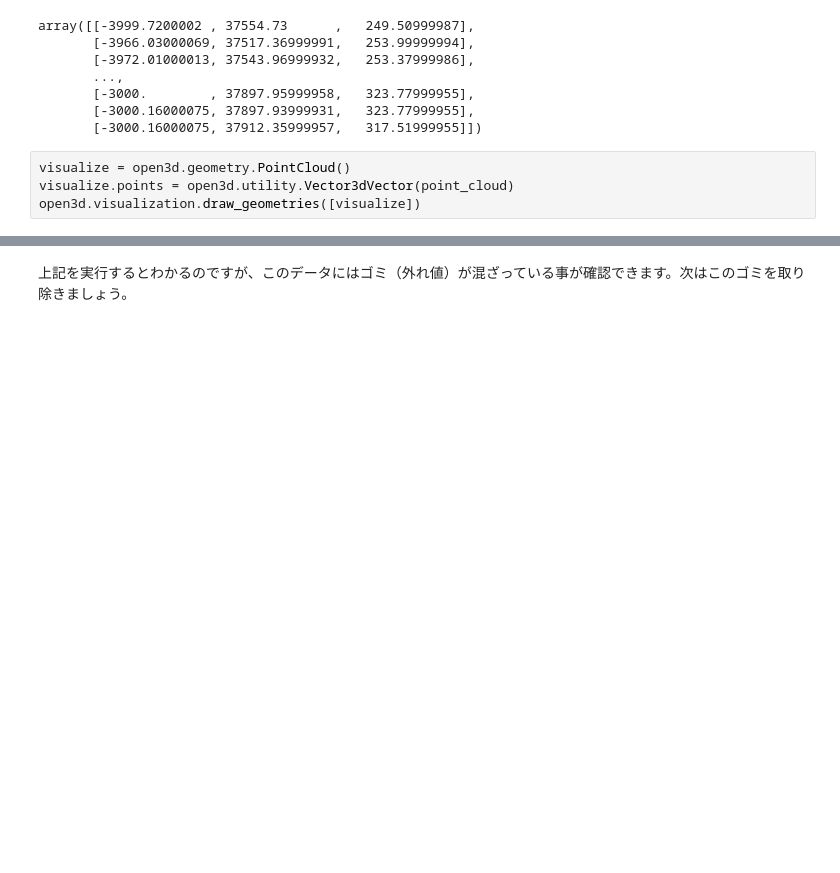
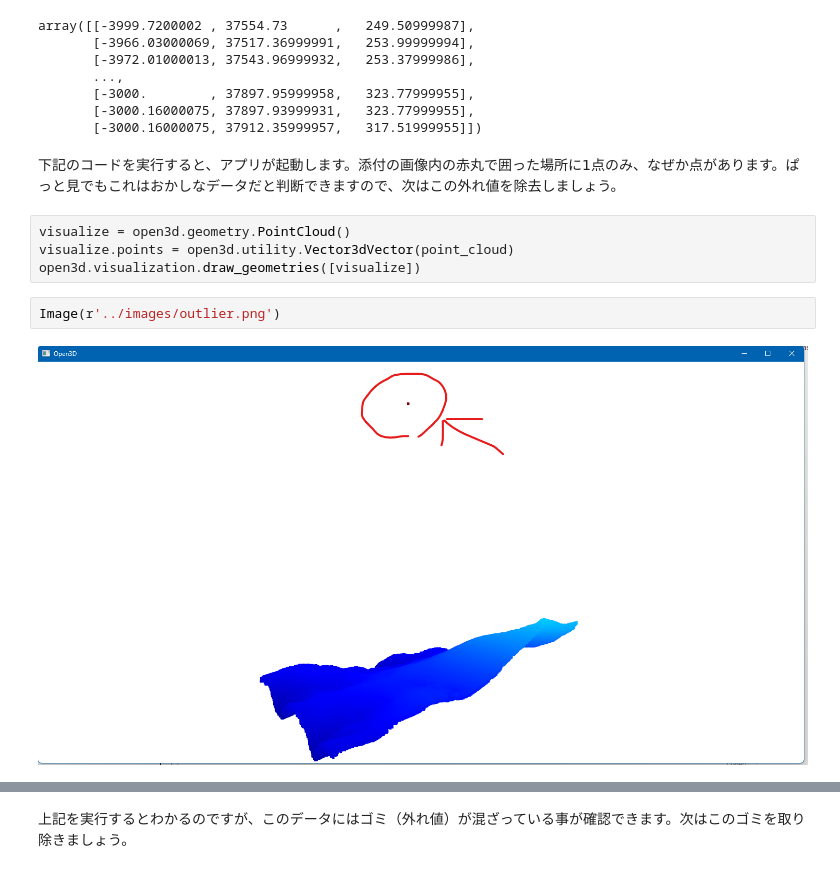
Before and after one commit to shingo405nagano/WriteZenn, a Jupyter notebook: notebooks/learn_lidar_session1_pdal.ipynb, the cells around one changed output, grey strips where cells are left out. Cells and saved outputs as stored; diff of their text form; blank space fills up the shorter version.

```diff
--- a/notebooks/learn_lidar_session1_pdal.ipynb
+++ b/notebooks/learn_lidar_session1_pdal.ipynb
@@ -181,7 +267,13 @@ array([[-3999.7200002 , 37554.73      ,   249.50999987],
        [-3000.        , 37897.95999958,   323.77999955],
        [-3000.16000075, 37897.93999931,   323.77999955],
        [-3000.16000075, 37912.35999957,   317.51999955]])
+# %% [markdown]
+下記のコードを実行すると、アプリが起動します。添付の画像内の赤丸で囲った場所に1点のみ、なぜか点があります。ぱっと見でもこれはおかしなデータだと判断できますので、次はこの外れ値を除去しましょう。
 # %%
 visualize = open3d.geometry.PointCloud()
 visualize.points = open3d.utility.Vector3dVector(point_cloud)
 open3d.visualization.draw_geometries([visualize])
+# %%
+Image(r'../images/outlier.png')
+# %% [output]
+[figure, added]
```
Also changed, not shown: parts of 37 cells of this notebook.
